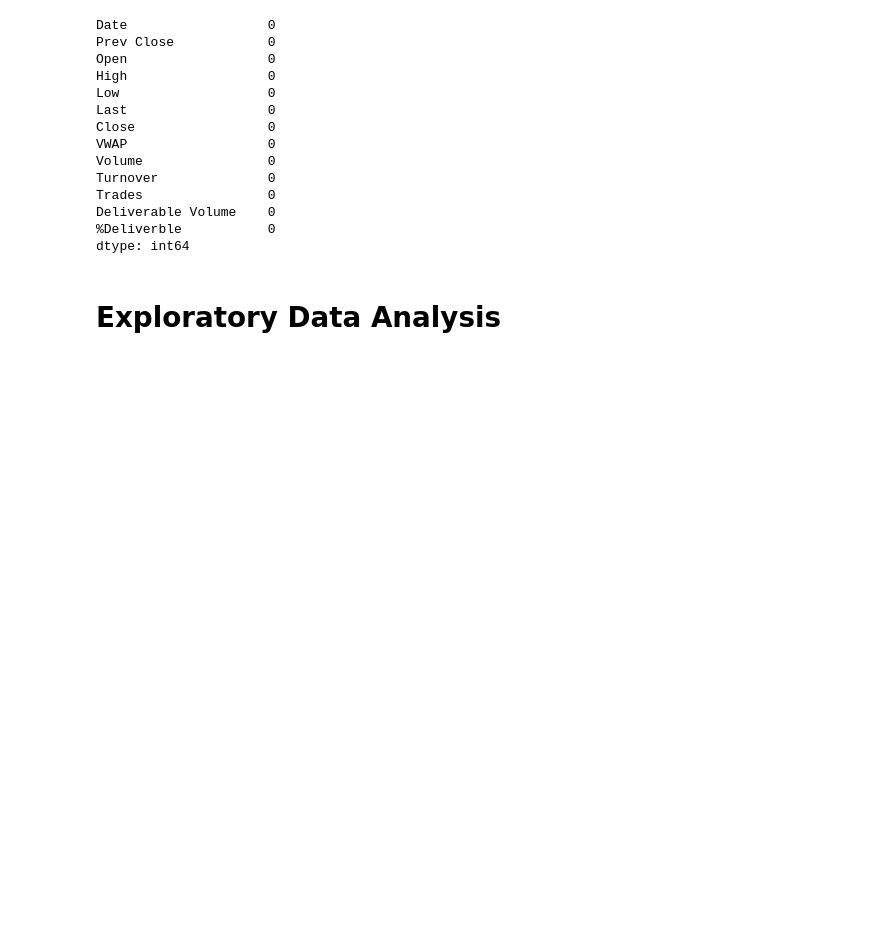
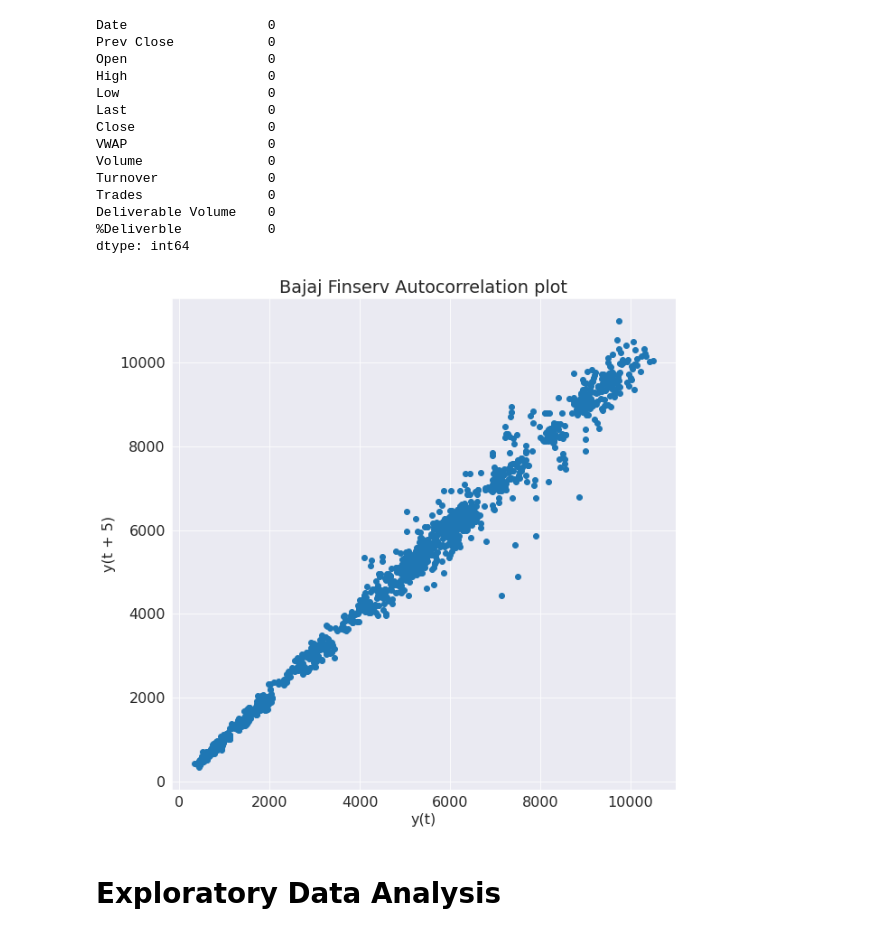
Before and after one commit to manishmawatwal/Stock-Analysis, a Jupyter notebook: Bajaj_Finserv_Stock_Analysis.ipynb, the cells around one changed output. Drawn from its saved outputs; the diff is of its cells as text; code cells hidden in the pictures; blank space fills up the shorter version.

```diff
--- a/Bajaj_Finserv_Stock_Analysis.ipynb
+++ b/Bajaj_Finserv_Stock_Analysis.ipynb
@@ -171,6 +153,13 @@ Trades                0
 Deliverable Volume    0
 %Deliverble           0
 dtype: int64
+# %%
+from pandas.plotting import lag_plot
+plt.figure(figsize = (10, 10))
+lag_plot(bajaj_df['Open'], lag = 5)
+plt.title('Bajaj Finserv Autocorrelation plot');
+# %% [output]
+[figure, added]
 # %% [markdown]
 # **Exploratory Data Analysis**
 # %% [markdown]
```
Also changed, not shown: parts of 184 cells of this notebook.
